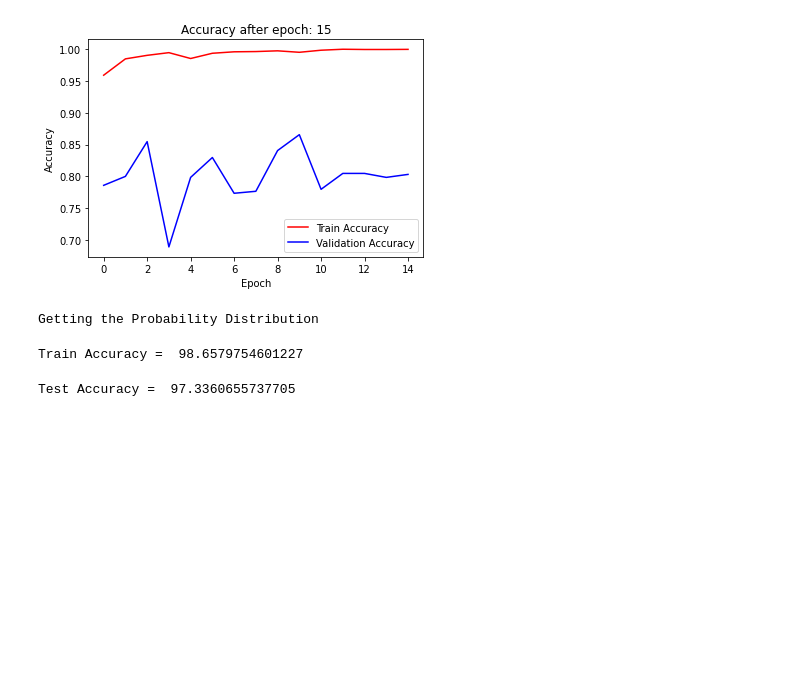
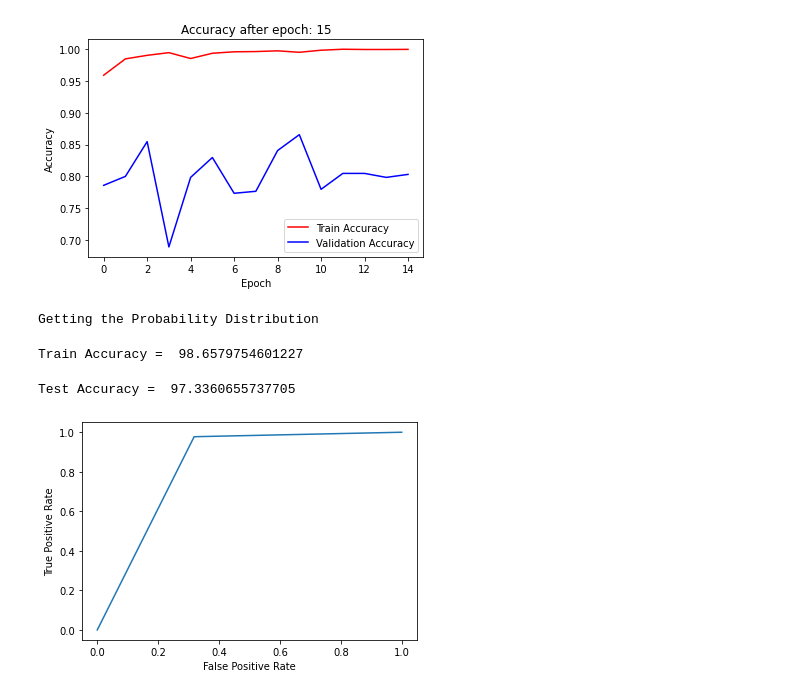
Before and after one commit to babaroscopy/colab, a Jupyter notebook: vgg16_bn.ipynb, the cells around one changed output. Saved outputs shown, nothing was run; the diff lists cells and outputs as text; code cells hidden in the pictures; blank space fills up the shorter version.

```diff
--- a/vgg16_bn.ipynb
+++ b/vgg16_bn.ipynb
@@ -376,0 +386,17 @@ f.close()
+# %%
+def getlabels(filename):
+    root="./"
+    file = root+filename
+    if '.csv' not in file:
+        file+='.csv'
+    df = pd.read_csv(file,header=None)
+    df = np.asarray(df)[:,1] #Since first column has image names
+    return df.astype(int)
+# %%
+def predicting(ensemble_prob):
+    prediction = np.zeros((ensemble_prob.shape[0],))
+    for i in range(ensemble_prob.shape[0]):
+        temp = ensemble_prob[i]
+        t = np.where(temp == np.max(temp))[0][0]
+        prediction[i] = t
+    return prediction
@@ -376,0 +435,13 @@ f.close()
+# %%
+import os
+import numpy as np
+import pandas as pd
+root_train = "Ensemble-Pneumonia-Detection/train_csv/"
+root_test  = "Ensemble-Pneumonia-Detection/test_csv/"
+csv_list = os.listdir(root_train)
+p1_train = getfile(root_train+csv_list[0])
+p1_test = getfile(root_test+csv_list[0].replace('train','test'))
+train_labels = "Ensemble-Pneumonia-Detection/train_labels.csv"
+train_labels = getlabels(train_labels)
+test_labels = "Ensemble-Pneumonia-Detection/test_labels.csv"
+test_labels = getlabels(test_labels)
@@ -376,0 +452,17 @@ f.close()
+# %%
+weights = get_scores(train_labels, p1_train)
+
+ensemble_prob = weights[0]*p1_test
+preds = predicting(ensemble_prob)
+correct = np.where(preds == test_labels)[0].shape[0]
+total = test_labels.shape[0]
+# %%
+fpr, tpr, _ = metrics.roc_curve(test_labels,preds)
+
+#create ROC curve
+plt.plot(fpr,tpr)
+plt.ylabel('True Positive Rate')
+plt.xlabel('False Positive Rate')
+plt.show()
+# %% [output]
+[figure, added]
```
Also changed, not shown: parts of 5 cells of this notebook.
